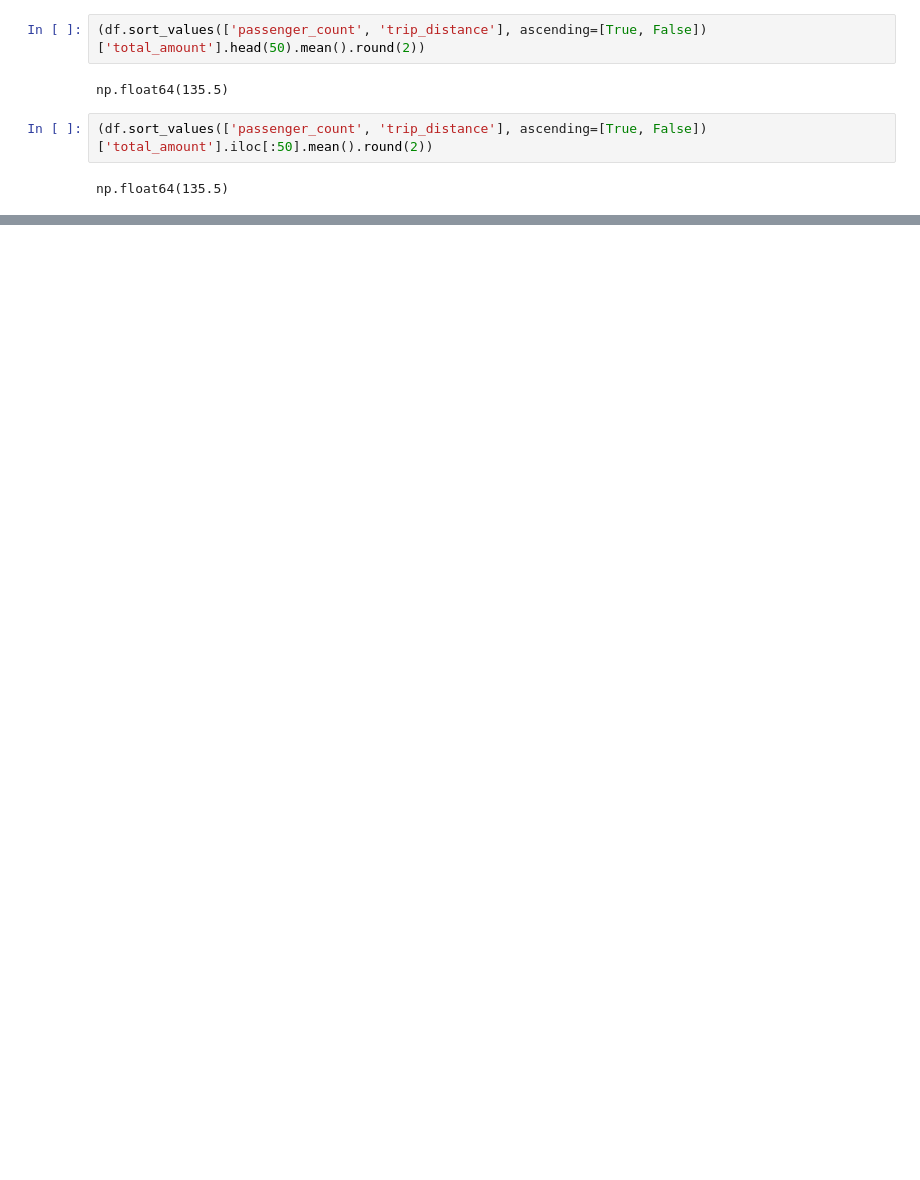
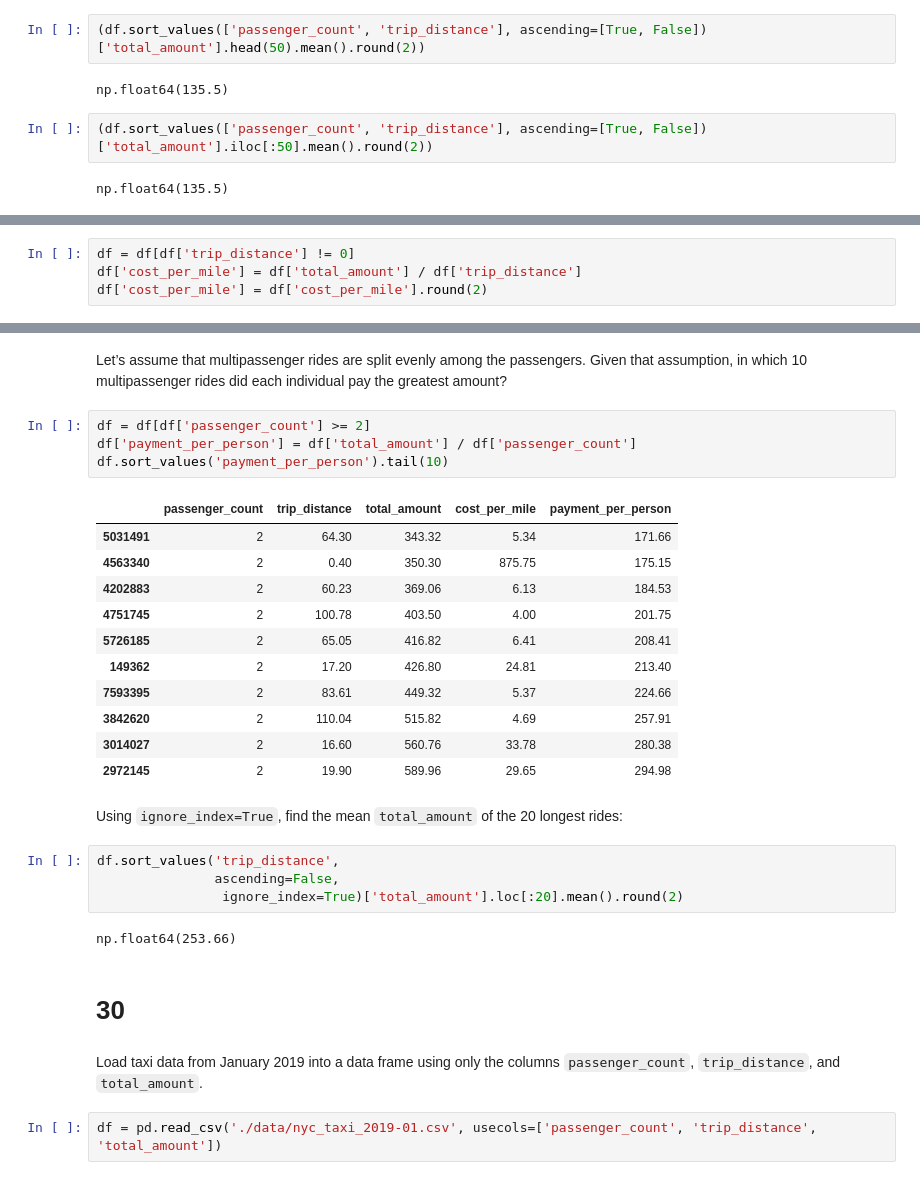
Before and after one commit to valatwork/excel-with-python-and-r, a Jupyter notebook: project/010P-workout-6.ipynb, the cells around one changed output, grey strips where cells are left out. Saved outputs shown, nothing was run; the diff lists cells and outputs as text; blank space fills up the shorter version.

Commit message:
Refactor 010P-workout-6 notebook for NYC taxi data analysis with improved structure and clarity

```diff
--- a/project/010P-workout-6.ipynb
+++ b/project/010P-workout-6.ipynb
@@ -35,0 +51,4 @@ np.float64(135.5)
+# %%
+df = df[df['trip_distance'] != 0]
+df['cost_per_mile'] = df['total_amount'] / df['trip_distance']
+df['cost_per_mile'] = df['cost_per_mile'].round(2)
@@ -35,0 +64,35 @@ np.float64(135.5)
+# %% [markdown]
+Let’s assume that multipassenger rides are split evenly among the passengers.
+Given that assumption, in which 10 multipassenger rides did each individual
+pay the greatest amount?
+# %%
+df = df[df['passenger_count'] >= 2]
+df['payment_per_person'] = df['total_amount'] / df['passenger_count']
+df.sort_values('payment_per_person').tail(10)
+# %% [output]
+|  | passenger_count | trip_distance | total_amount | cost_per_mile | payment_per_person |
+| 5031491 | 2 | 64.30 | 343.32 | 5.34 | 171.66 |
+| 4563340 | 2 | 0.40 | 350.30 | 875.75 | 175.15 |
+| 4202883 | 2 | 60.23 | 369.06 | 6.13 | 184.53 |
+| 4751745 | 2 | 100.78 | 403.50 | 4.00 | 201.75 |
+| 5726185 | 2 | 65.05 | 416.82 | 6.41 | 208.41 |
+| 149362 | 2 | 17.20 | 426.80 | 24.81 | 213.40 |
+| 7593395 | 2 | 83.61 | 449.32 | 5.37 | 224.66 |
+| 3842620 | 2 | 110.04 | 515.82 | 4.69 | 257.91 |
+| 3014027 | 2 | 16.60 | 560.76 | 33.78 | 280.38 |
+| 2972145 | 2 | 19.90 | 589.96 | 29.65 | 294.98 |
+# %% [markdown]
+Using `ignore_index=True`, find the mean `total_amount` of the 20 longest rides:
+# %%
+df.sort_values('trip_distance',
+               ascending=False,
+                ignore_index=True)['total_amount'].loc[:20].mean().round(2)
+# %% [output]
+np.float64(253.66)
+# %% [markdown]
+# 30
+# %% [markdown]
+Load taxi data from January 2019 into a data frame using only the columns
+`passenger_count`, `trip_distance`, and `total_amount`.
+# %%
+df = pd.read_csv('./data/nyc_taxi_2019-01.csv', usecols=['passenger_count', 'trip_distance', 'total_amount'])
```
Also changed, not shown: parts of 42 cells of this notebook.
